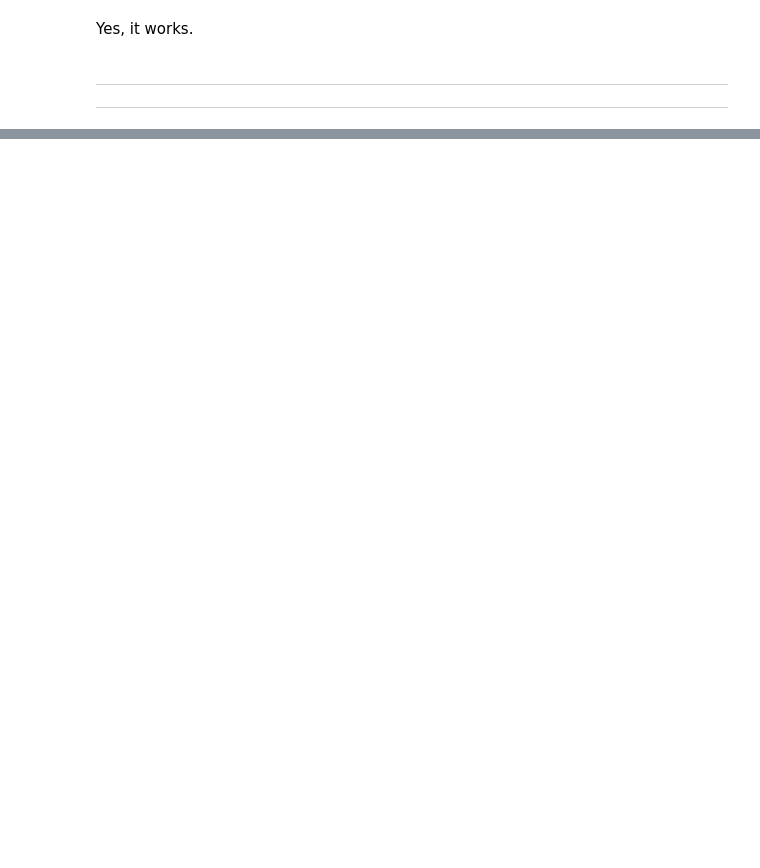
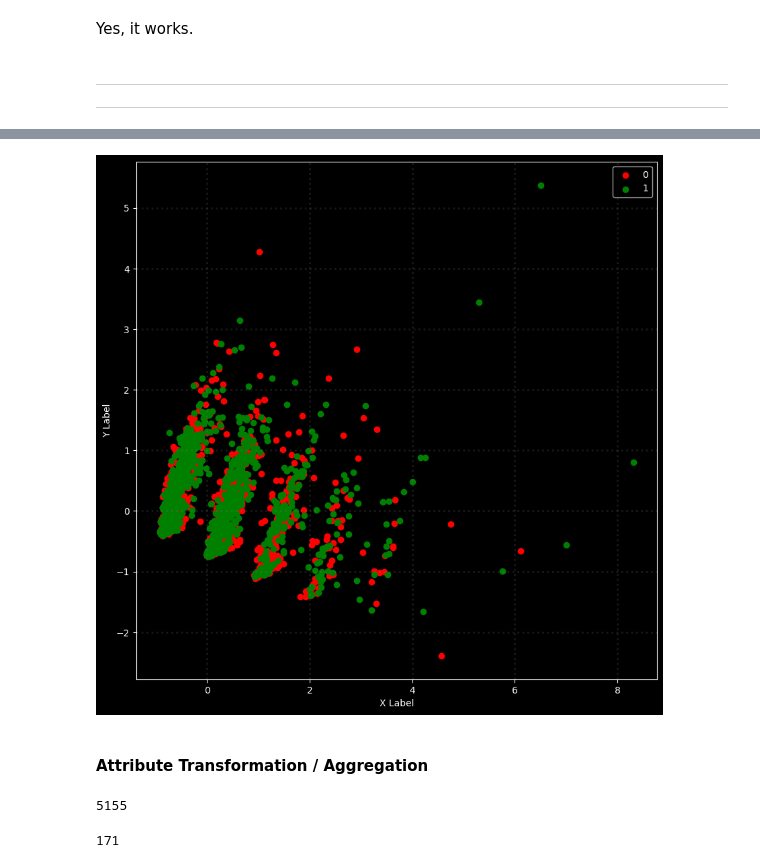
Before and after one commit to Wayne48763/DM2023-Lab1-Master, a Jupyter notebook: Homework/DM2023-Lab1-Homework.ipynb, the cells around one changed output, grey strips where cells are left out. Cells and saved outputs as stored; diff of their text form; code cells hidden in the pictures; blank space fills up the shorter version.

```diff
--- a/Homework/DM2023-Lab1-Homework.ipynb
+++ b/Homework/DM2023-Lab1-Homework.ipynb
@@ -409,0 +504,4 @@ Yes, it works. <br>
+# %%
+count_vect = CountVectorizer()
+X_counts = count_vect.fit_transform(data_df.sentence)
+print(X_counts[0])
@@ -409,0 +561,33 @@ Yes, it works. <br>
+# %%
+color = ['red', 'green']
+
+fig = plt.figure(figsize = (10,10))
+ax = fig.subplots()
+
+for c, score in zip(color, ['0', '1']):
+    xs = df_reduced[data_df['score'] == score].T[0]
+    ys = df_reduced[data_df['score'] == score].T[1]
+    ax.scatter(xs, ys, c=c, label=score)
+
+ax.legend()
+ax.grid(color='gray', linestyle=':', linewidth=2, alpha=0.2)
+ax.set_xlabel('X Label')
+ax.set_ylabel('Y Label')
+
+plt.show()
+# %% [output]
+[figure, added]
+# %% [markdown]
+#### Attribute Transformation / Aggregation
+# %%
+term_frequencies = []
+print(X_counts.shape[1])
+for j in range(0,X_counts.shape[1]):
+    term_frequencies.append(sum(X_counts[:,j].toarray()))
+# %% [output]
+5155
+# %%
+term_frequencies = np.asarray(X_counts.sum(axis=0))[0]
+term_frequencies[4161] #sum of first term
+# %% [output]
+171
```
Also changed, not shown: parts of 24 cells of this notebook.
